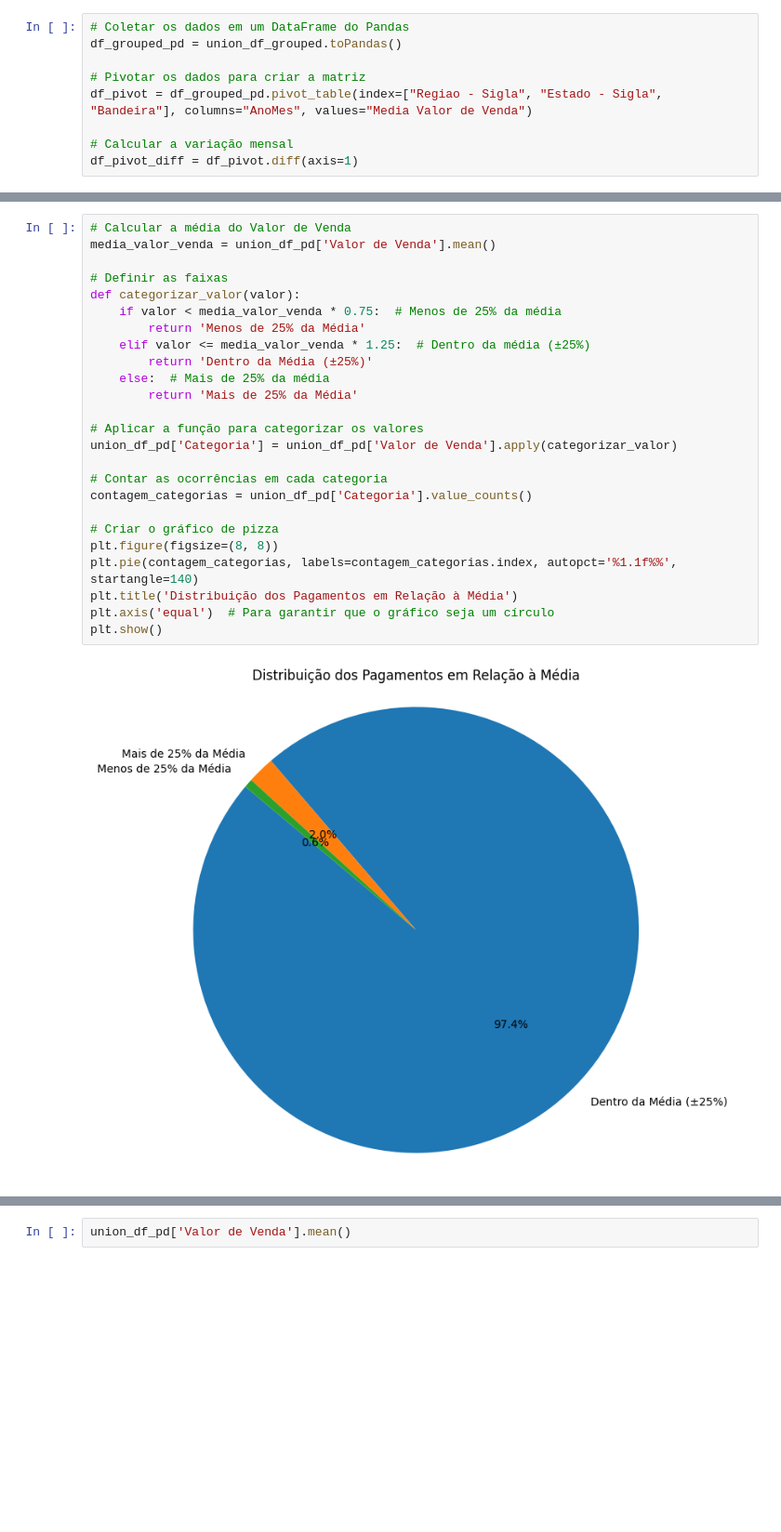
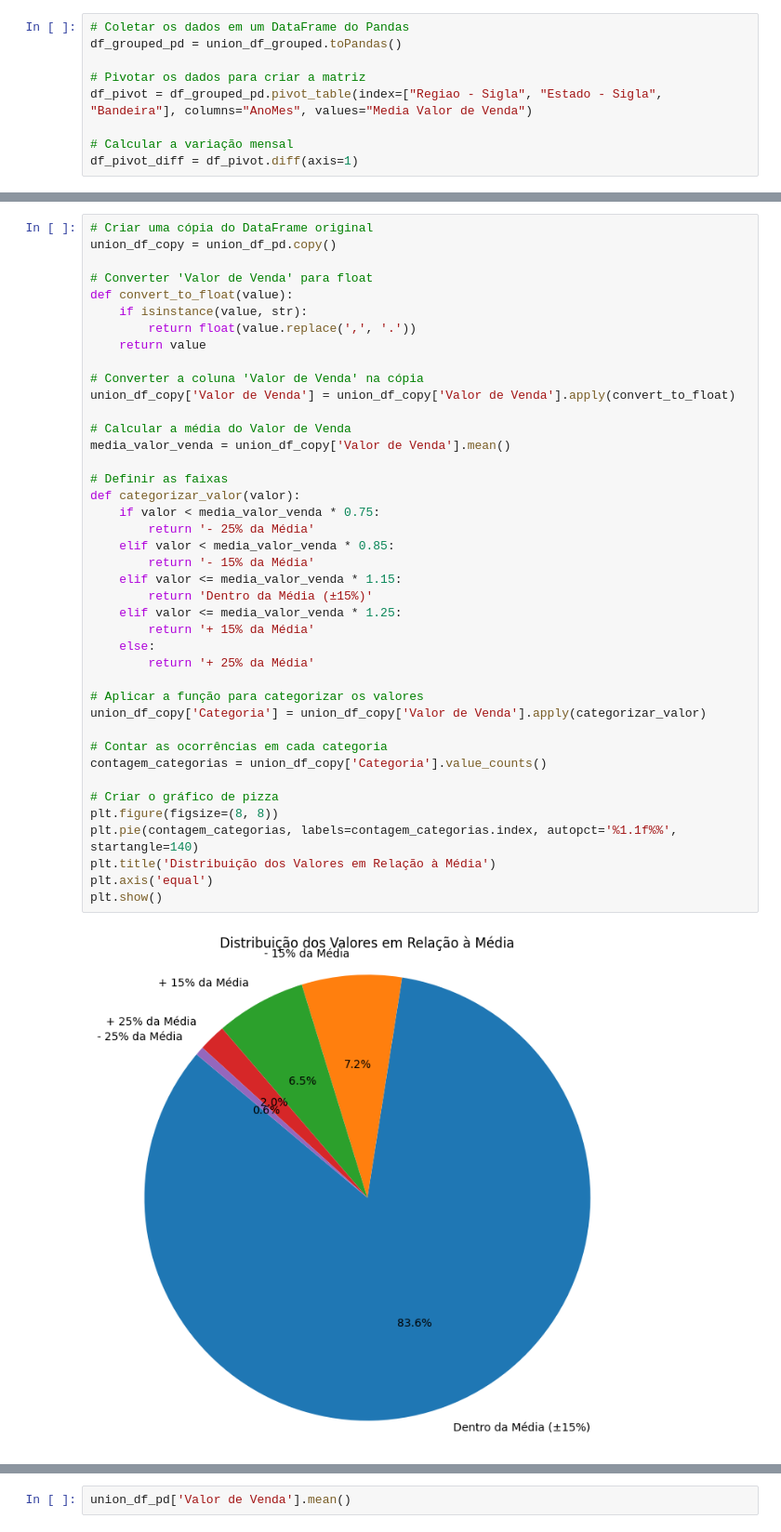
Before and after one commit to KoreTane/Analise-GLP, a Jupyter notebook: AnálisePreçoGLP.ipynb, the cells around one changed output, grey strips where cells are left out. Shown at 93% size. Saved outputs shown, nothing was run; the diff lists cells and outputs as text; blank space fills up the shorter version.

```diff
--- a/AnálisePreçoGLP.ipynb
+++ b/AnálisePreçoGLP.ipynb
@@ -516,32 +516,48 @@ fig_value.show()
 [interactive output not drawn]
 [interactive output not drawn]
 # %%
+# Criar uma cópia do DataFrame original
+union_df_copy = union_df_pd.copy()
+
+# Converter 'Valor de Venda' para float
+def convert_to_float(value):
+    if isinstance(value, str):
+        return float(value.replace(',', '.'))
+    return value
+
+# Converter a coluna 'Valor de Venda' na cópia
+union_df_copy['Valor de Venda'] = union_df_copy['Valor de Venda'].apply(convert_to_float)
+
 # Calcular a média do Valor de Venda
-media_valor_venda = union_df_pd['Valor de Venda'].mean()
+media_valor_venda = union_df_copy['Valor de Venda'].mean()
 
 # Definir as faixas
 def categorizar_valor(valor):
-    if valor < media_valor_venda * 0.75:  # Menos de 25% da média
-        return 'Menos de 25% da Média'
-    elif valor <= media_valor_venda * 1.25:  # Dentro da média (±25%)
-        return 'Dentro da Média (±25%)'
-    else:  # Mais de 25% da média
-        return 'Mais de 25% da Média'
+    if valor < media_valor_venda * 0.75:
+        return '- 25% da Média'
+    elif valor < media_valor_venda * 0.85:
+        return '- 15% da Média'
+    elif valor <= media_valor_venda * 1.15:
+        return 'Dentro da Média (±15%)'
+    elif valor <= media_valor_venda * 1.25:
+        return '+ 15% da Média'
+    else:
+        return '+ 25% da Média'
 
 # Aplicar a função para categorizar os valores
-union_df_pd['Categoria'] = union_df_pd['Valor de Venda'].apply(categorizar_valor)
+union_df_copy['Categoria'] = union_df_copy['Valor de Venda'].apply(categorizar_valor)
 
 # Contar as ocorrências em cada categoria
-contagem_categorias = union_df_pd['Categoria'].value_counts()
+contagem_categorias = union_df_copy['Categoria'].value_counts()
 
 # Criar o gráfico de pizza
 plt.figure(figsize=(8, 8))
 plt.pie(contagem_categorias, labels=contagem_categorias.index, autopct='%1.1f%%', startangle=140)
-plt.title('Distribuição dos Pagamentos em Relação à Média')
-plt.axis('equal')  # Para garantir que o gráfico seja um círculo
+plt.title('Distribuição dos Valores em Relação à Média')
+plt.axis('equal')
 plt.show()
 # %% [output]
-[figure, old version]
+[figure, new version]
 # %%
 # Aplicar a função para categorizar os valores
 union_df_pd['Categoria'] = union_df_pd['Valor de Venda'].apply(categorizar_valor)
```
Also changed, not shown: parts of 4 cells of this notebook.
